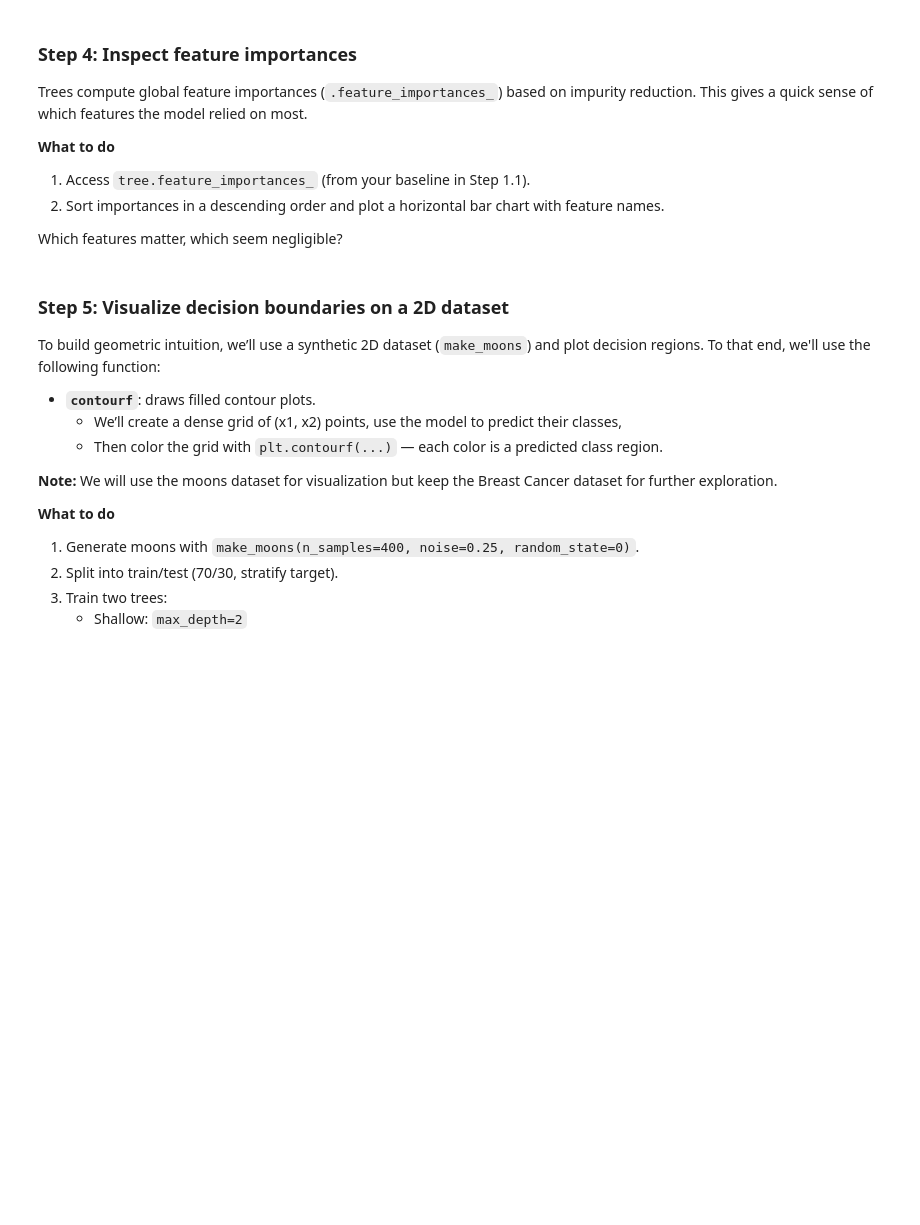
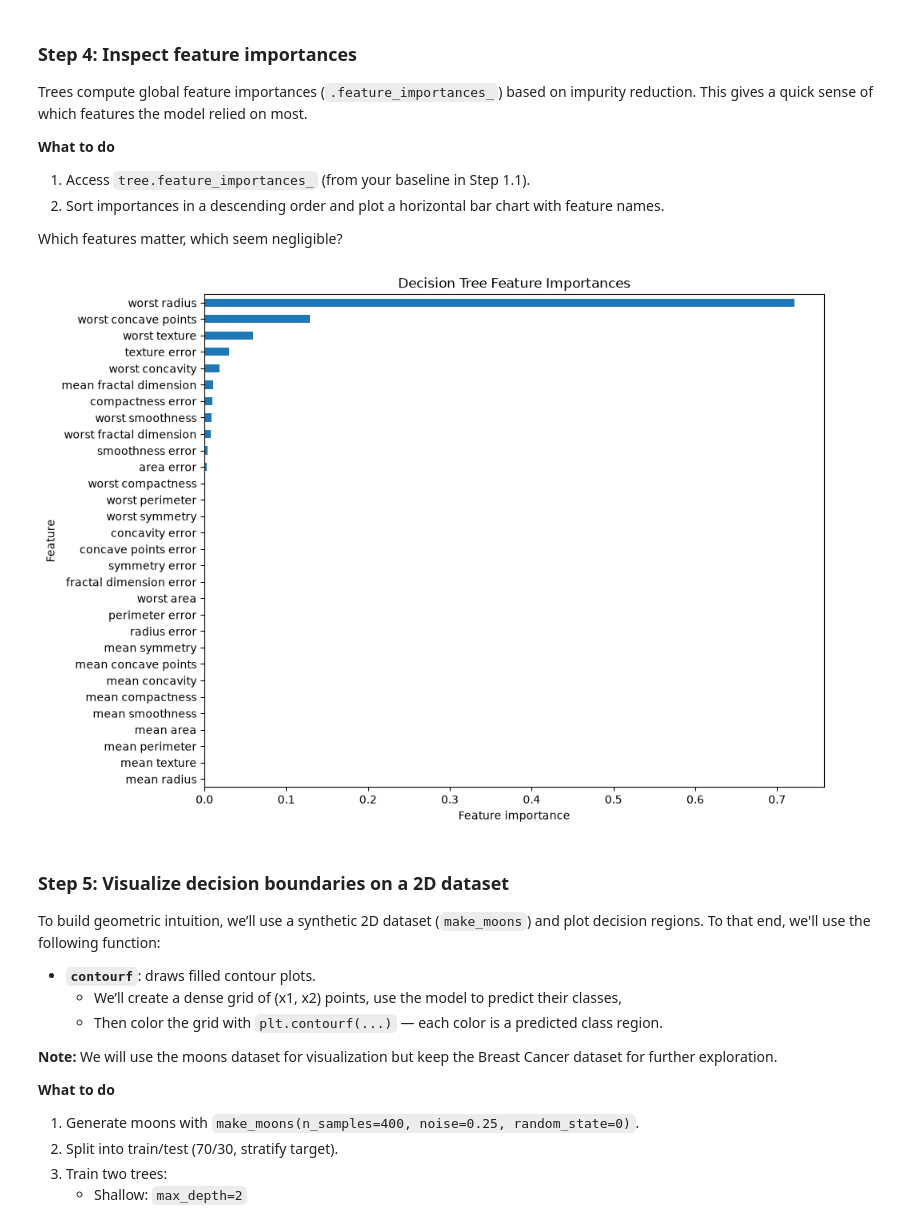
Before and after one commit to altamirano146080/foundations-machine-learning-practices, a Jupyter notebook: Practice_01/01_03_Decision_trees.ipynb, the cells around one changed output. Drawn from its saved outputs; the diff is of its cells as text; code cells hidden in the pictures; blank space fills up the shorter version.

```diff
--- a/Practice_01/01_03_Decision_trees.ipynb
+++ b/Practice_01/01_03_Decision_trees.ipynb
@@ -75,6 +161,31 @@ Trees compute global feature importances (`.feature_importances_`) based on impu
 2. Sort importances in a descending order and plot a horizontal bar chart with feature names.
 
 Which features matter, which seem negligible?
+# %%
+# Get feature importances
+importances = tree.feature_importances_
+
+# Create a Series with feature names
+feature_importances = pd.Series(
+    importances,
+    index=feature_names
+)
+
+# Sort from smallest to largest
+feature_importances = feature_importances.sort_values()
+
+# Plot
+feature_importances.plot(
+    kind="barh",
+    figsize=(10, 8)
+)
+
+plt.xlabel("Feature importance")
+plt.ylabel("Feature")
+plt.title("Decision Tree Feature Importances")
+plt.show()
+# %% [output]
+[figure, added]
 # %% [markdown]
 ### Step 5: Visualize decision boundaries on a 2D dataset
 
```
Also changed, not shown: parts of 4 cells of this notebook.
